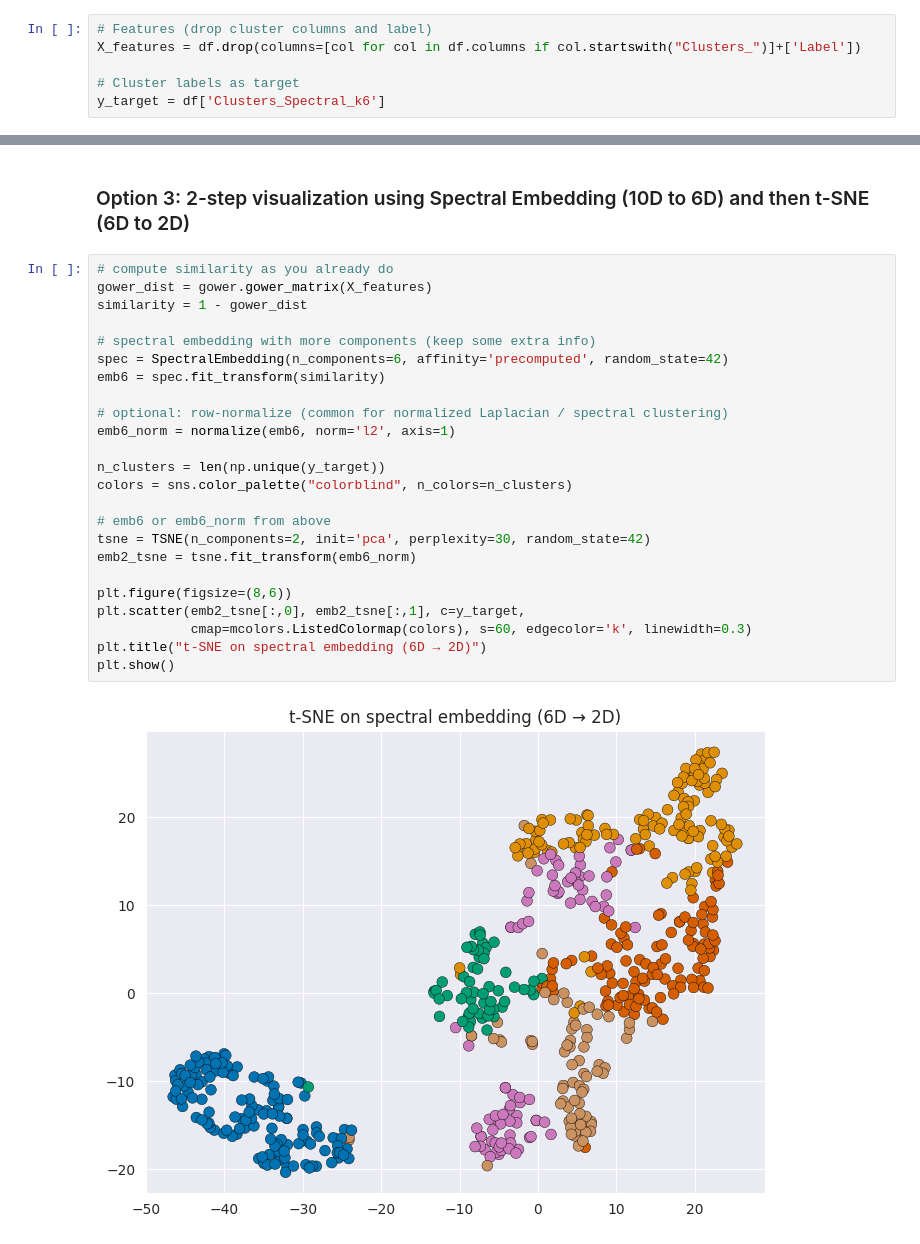
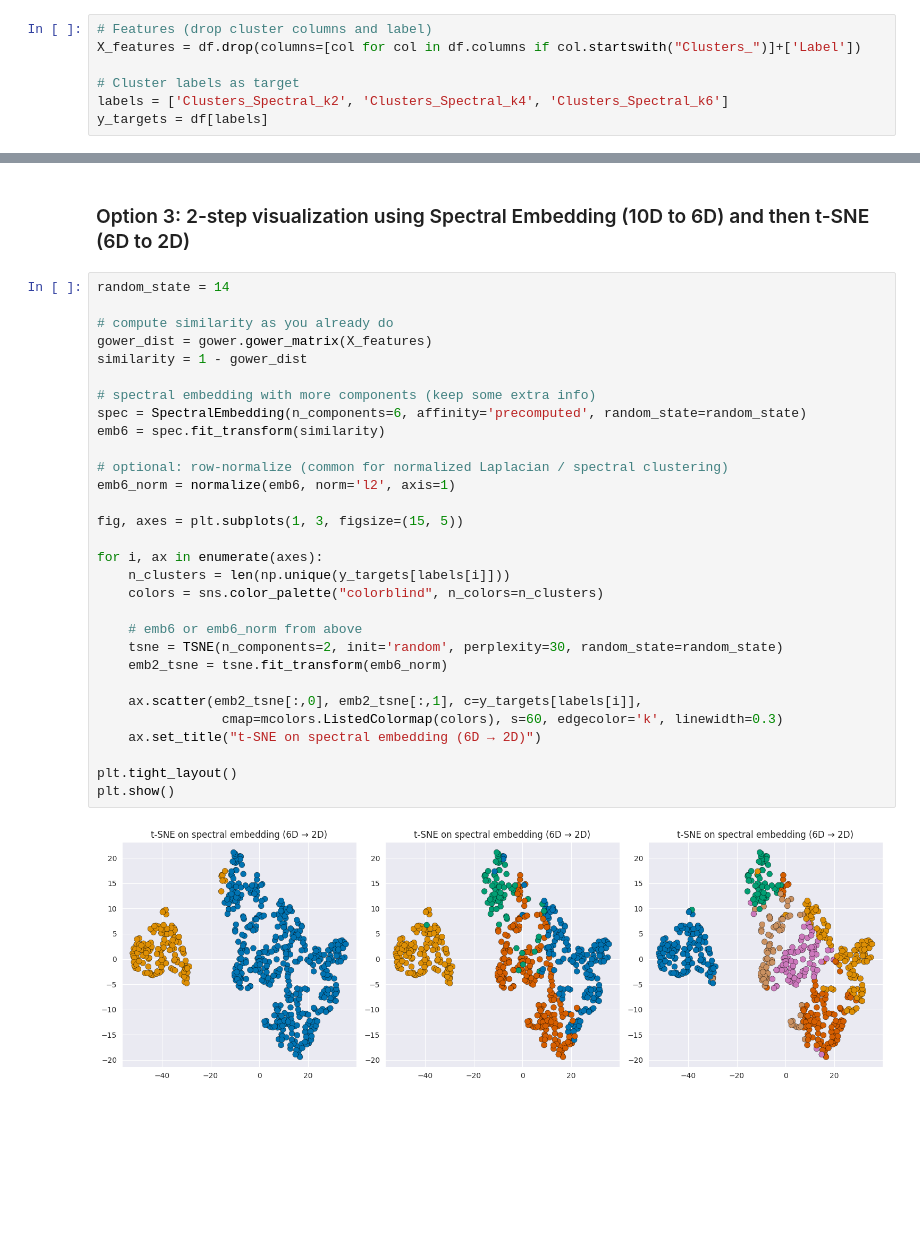
Before and after one commit to Filippo-Corti/ExplainableClustering, a Jupyter notebook: clusters_visualization.ipynb, the cells around one changed output, grey strips where cells are left out. Cells and saved outputs as stored; diff of their text form; blank space fills up the shorter version.

```diff
--- a/clusters_visualization.ipynb
+++ b/clusters_visualization.ipynb
@@ -41,7 +41,8 @@ df
 X_features = df.drop(columns=[col for col in df.columns if col.startswith("Clusters_")]+['Label'])
 
 # Cluster labels as target
-y_target = df['Clusters_Spectral_k6']
+labels = ['Clusters_Spectral_k2', 'Clusters_Spectral_k4', 'Clusters_Spectral_k6']
+y_targets = df[labels]
 # %% [markdown]
 ### Option 1: Direct Dimensionality Reduction
 # %%
@@ -124,28 +132,34 @@ plt.show()
 # %% [markdown]
 ### Option 3: 2-step visualization using Spectral Embedding (10D to 6D) and then t-SNE (6D to 2D)
 # %%
+random_state = 14
+
 # compute similarity as you already do
 gower_dist = gower.gower_matrix(X_features)
 similarity = 1 - gower_dist
 
 # spectral embedding with more components (keep some extra info)
-spec = SpectralEmbedding(n_components=6, affinity='precomputed', random_state=42)
+spec = SpectralEmbedding(n_components=6, affinity='precomputed', random_state=random_state)
 emb6 = spec.fit_transform(similarity)
 
 # optional: row-normalize (common for normalized Laplacian / spectral clustering)
 emb6_norm = normalize(emb6, norm='l2', axis=1)
 
-n_clusters = len(np.unique(y_target))
-colors = sns.color_palette("colorblind", n_colors=n_clusters)
+fig, axes = plt.subplots(1, 3, figsize=(15, 5))
 
-# emb6 or emb6_norm from above
-tsne = TSNE(n_components=2, init='pca', perplexity=30, random_state=42)
-emb2_tsne = tsne.fit_transform(emb6_norm)
+for i, ax in enumerate(axes):
+    n_clusters = len(np.unique(y_targets[labels[i]]))
+    colors = sns.color_palette("colorblind", n_colors=n_clusters)
 
-plt.figure(figsize=(8,6))
-plt.scatter(emb2_tsne[:,0], emb2_tsne[:,1], c=y_target,
-            cmap=mcolors.ListedColormap(colors), s=60, edgecolor='k', linewidth=0.3)
-plt.title("t-SNE on spectral embedding (6D → 2D)")
+    # emb6 or emb6_norm from above
+    tsne = TSNE(n_components=2, init='random', perplexity=30, random_state=random_state)
+    emb2_tsne = tsne.fit_transform(emb6_norm)
+
+    ax.scatter(emb2_tsne[:,0], emb2_tsne[:,1], c=y_targets[labels[i]],
+                cmap=mcolors.ListedColormap(colors), s=60, edgecolor='k', linewidth=0.3)
+    ax.set_title("t-SNE on spectral embedding (6D → 2D)")
+
+plt.tight_layout()
 plt.show()
 # %% [output]
-[figure, old version]
+[figure, new version]
```
Also changed, not shown: parts of 2 cells of this notebook, 1 other file.
